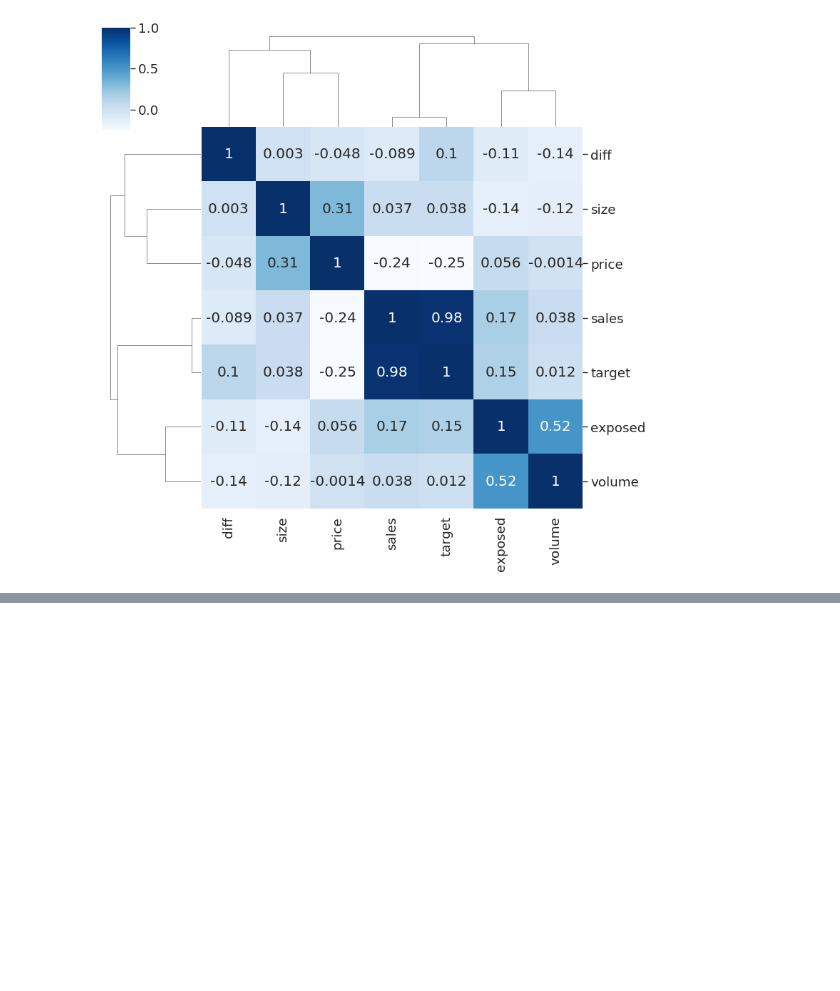
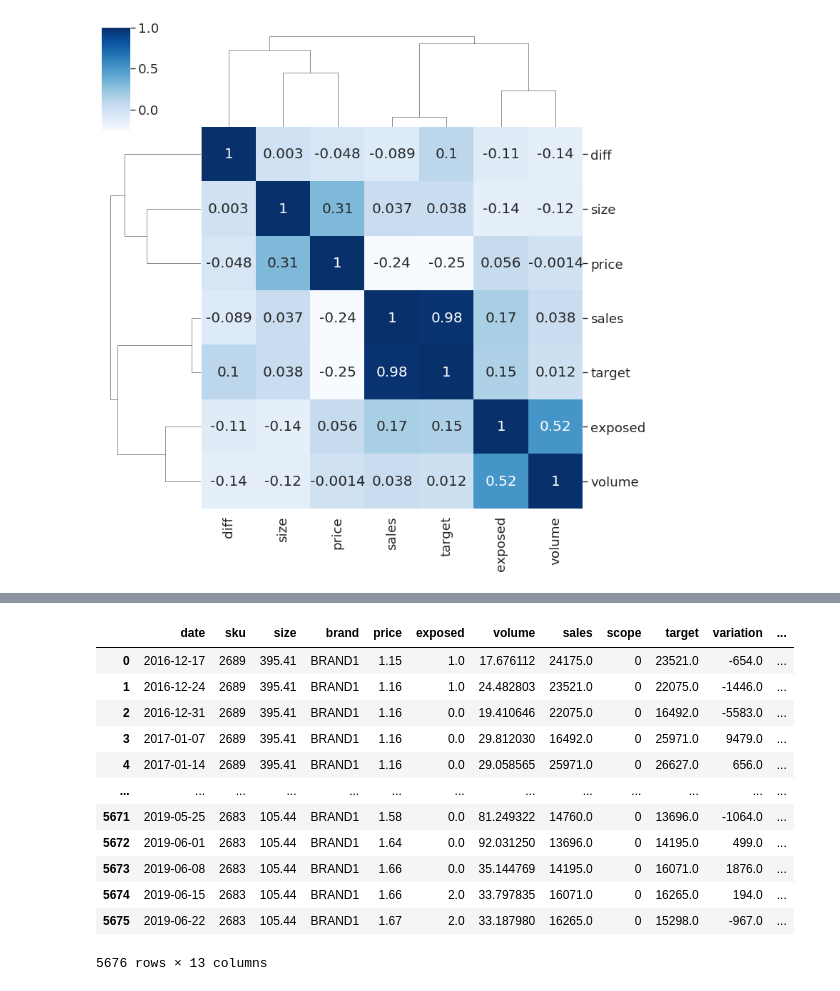
Before and after one commit to tasiomendez/dmtm-project, a Jupyter notebook: 1. Data Exploration.ipynb, the cells around one changed output, grey strips where cells are left out. Cells and saved outputs as stored; diff of their text form; code cells hidden in the pictures; blank space fills up the shorter version.

Commit message:
Exporting data

```diff
--- a/1. Data Exploration.ipynb
+++ b/1. Data Exploration.ipynb
@@ -384,0 +394,27 @@ Text(0.5, 1.0, 'Weekly sales')
+# %%
+data_clean = df.copy()
+data_clean = data_clean.dropna().reset_index(drop=True)
+# %%
+data_clean['variation'] = data_clean.target - data_clean.sales
+# %%
+encoder = OneHotEncoder()
+pack_enc = encoder.fit_transform(data_clean[['pack']])
+# %%
+data_clean = data_clean.join(pd.DataFrame(pack_enc.toarray(), columns=['pack_multi', 'pack_single']))
+data_clean = data_clean.drop('pack', axis=1)
+# %%
+data_clean
+# %% [output]
+|  | date | sku | size | brand | price | exposed | volume | sales | scope | target | variation | ... |
+| 0 | 2016-12-17 | 2689 | 395.41 | BRAND1 | 1.15 | 1.0 | 17.676112 | 24175.0 | 0 | 23521.0 | -654.0 | ... |
+| 1 | 2016-12-24 | 2689 | 395.41 | BRAND1 | 1.16 | 1.0 | 24.482803 | 23521.0 | 0 | 22075.0 | -1446.0 | ... |
+| 2 | 2016-12-31 | 2689 | 395.41 | BRAND1 | 1.16 | 0.0 | 19.410646 | 22075.0 | 0 | 16492.0 | -5583.0 | ... |
+| 3 | 2017-01-07 | 2689 | 395.41 | BRAND1 | 1.16 | 0.0 | 29.812030 | 16492.0 | 0 | 25971.0 | 9479.0 | ... |
+| 4 | 2017-01-14 | 2689 | 395.41 | BRAND1 | 1.16 | 0.0 | 29.058565 | 25971.0 | 0 | 26627.0 | 656.0 | ... |
+| ... | ... | ... | ... | ... | ... | ... | ... | ... | ... | ... | ... | ... |
+| 5671 | 2019-05-25 | 2683 | 105.44 | BRAND1 | 1.58 | 0.0 | 81.249322 | 14760.0 | 0 | 13696.0 | -1064.0 | ... |
+| 5672 | 2019-06-01 | 2683 | 105.44 | BRAND1 | 1.64 | 0.0 | 92.031250 | 13696.0 | 0 | 14195.0 | 499.0 | ... |
+| 5673 | 2019-06-08 | 2683 | 105.44 | BRAND1 | 1.66 | 0.0 | 35.144769 | 14195.0 | 0 | 16071.0 | 1876.0 | ... |
+| 5674 | 2019-06-15 | 2683 | 105.44 | BRAND1 | 1.66 | 2.0 | 33.797835 | 16071.0 | 0 | 16265.0 | 194.0 | ... |
+| 5675 | 2019-06-22 | 2683 | 105.44 | BRAND1 | 1.67 | 2.0 | 33.187980 | 16265.0 | 0 | 15298.0 | -967.0 | ... |
+5676 rows × 13 columns
```
Also changed, not shown: parts of 8 cells of this notebook.
